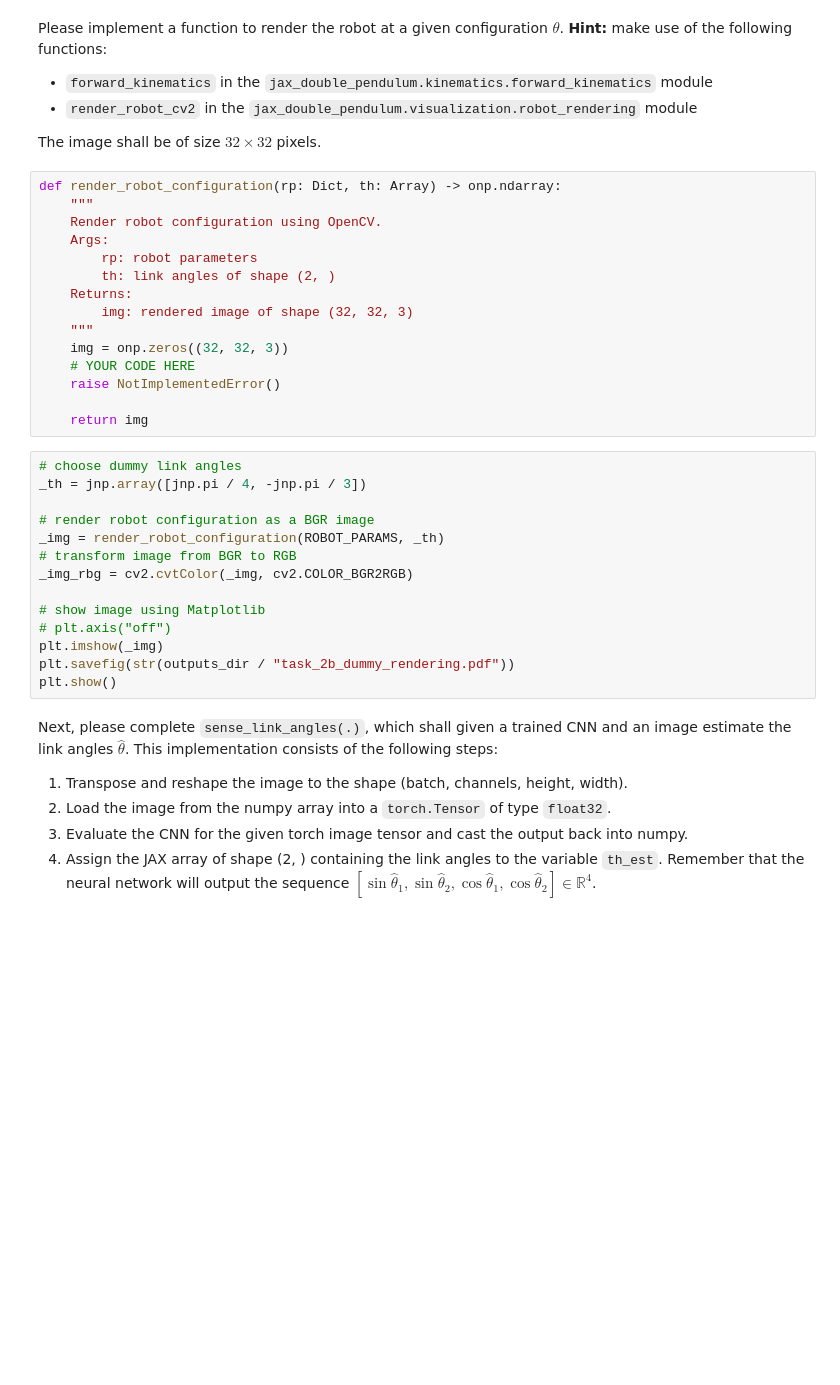
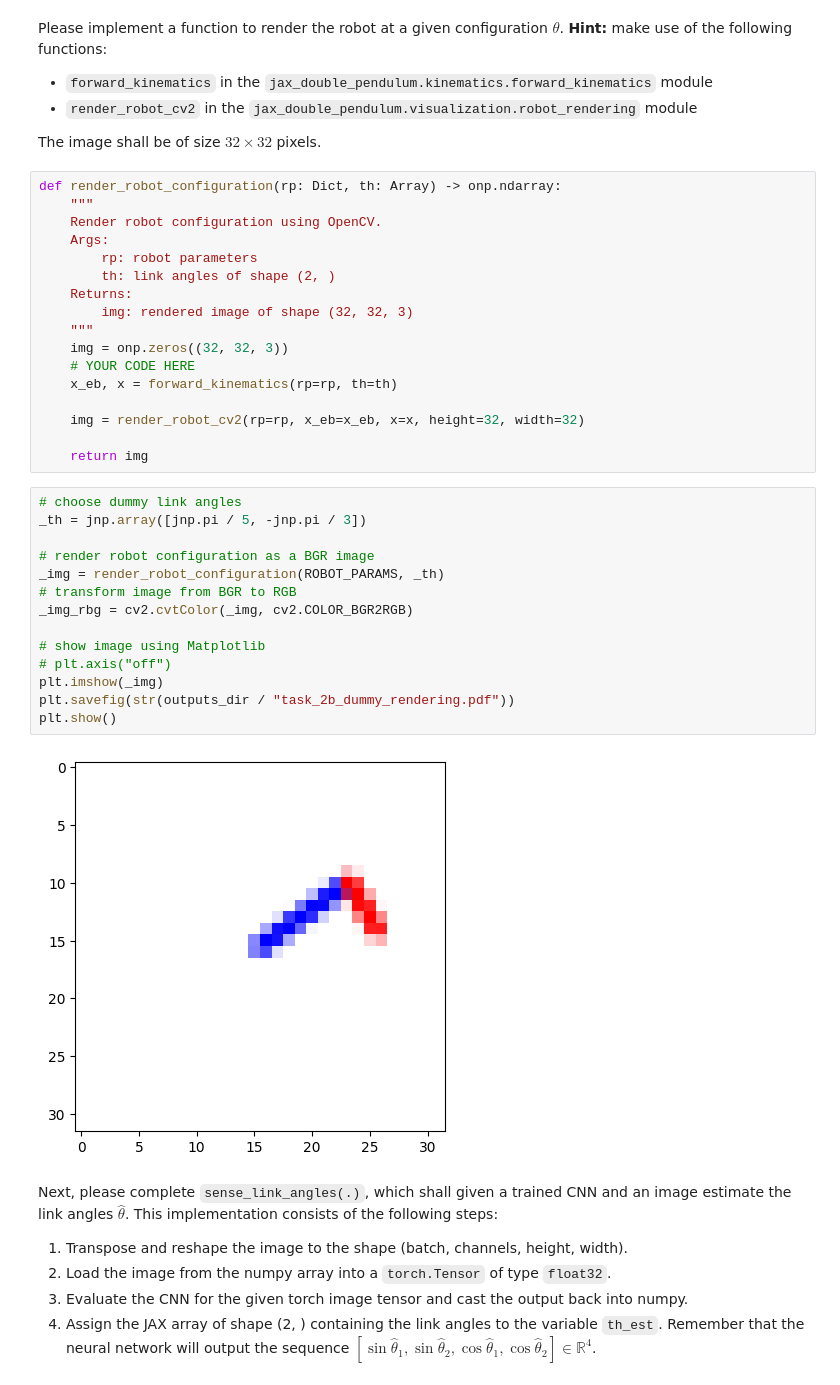
Before and after one commit to JasperBoogers/ics-pa-sv, a Jupyter notebook: assignment/problem_2/task_2b_using_sensing_for_control.ipynb, the cells around one changed output. Drawn from its saved outputs; the diff is of its cells as text; blank space fills up the shorter version.

```diff
--- a/assignment/problem_2/task_2b_using_sensing_for_control.ipynb
+++ b/assignment/problem_2/task_2b_using_sensing_for_control.ipynb
@@ -109,23 +112,27 @@ def render_robot_configuration(rp: Dict, th: Array) -> onp.ndarray:
     """
     img = onp.zeros((32, 32, 3))
     # YOUR CODE HERE
-    raise NotImplementedError()
+    x_eb, x = forward_kinematics(rp=rp, th=th)
+
+    img = render_robot_cv2(rp=rp, x_eb=x_eb, x=x, height=32, width=32)
 
     return img
 # %%
 # choose dummy link angles
-_th = jnp.array([jnp.pi / 4, -jnp.pi / 3])
+_th = jnp.array([jnp.pi / 5, -jnp.pi / 3])
 
 # render robot configuration as a BGR image
 _img = render_robot_configuration(ROBOT_PARAMS, _th)
 # transform image from BGR to RGB
 _img_rbg = cv2.cvtColor(_img, cv2.COLOR_BGR2RGB)
 
 # show image using Matplotlib
 # plt.axis("off")
 plt.imshow(_img)
 plt.savefig(str(outputs_dir / "task_2b_dummy_rendering.pdf"))
 plt.show()
+# %% [output]
+[figure, added]
 # %% [markdown]
 Next, please complete `sense_link_angles(.)`, which shall given a trained CNN and an image estimate the link angles $\hat{\theta}$. This implementation consists of the following steps:
 
```
Also changed, not shown: parts of 12 cells of this notebook, 7 other files.
